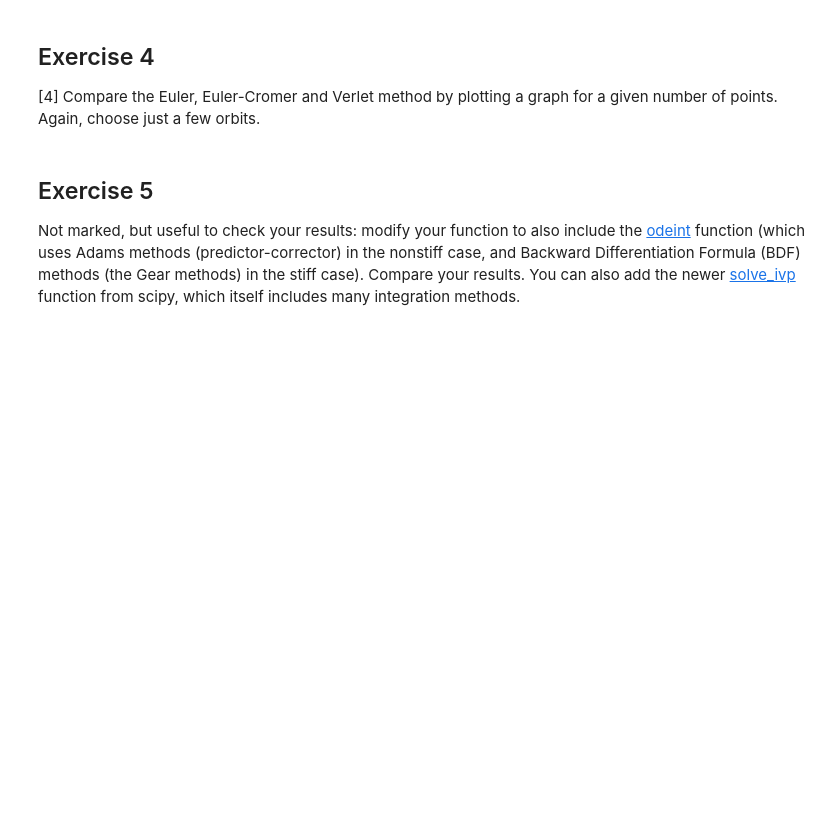
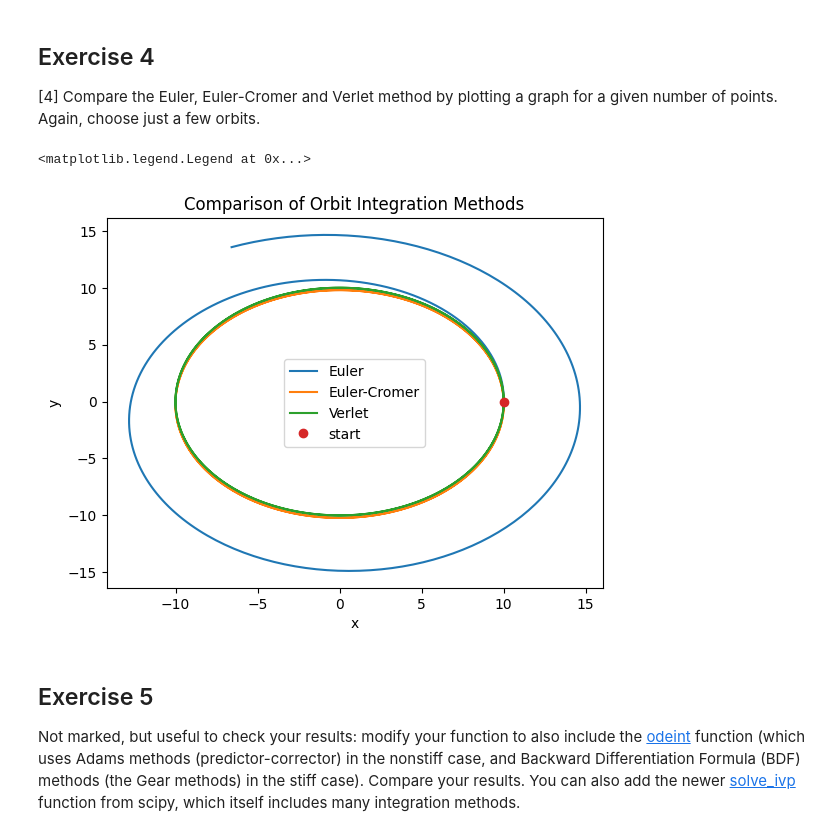
Before and after one commit to PX2145-2025/week-9-b-HemmingMatthew, a Jupyter notebook: ODEs_2.ipynb, the cells around one changed output. Saved outputs shown, nothing was run; the diff lists cells and outputs as text; code cells hidden in the pictures; blank space fills up the shorter version.

```diff
--- a/ODEs_2.ipynb
+++ b/ODEs_2.ipynb
@@ -373,6 +377,41 @@ SyntaxError: 'return' outside function (ipython-input-3547092606.py, line 40)
 ## Exercise 4
 
 [4] Compare the Euler, Euler-Cromer and Verlet method by plotting a graph for a given number of points. Again, choose just a few orbits.
+# %%
+#Set known values
+G = 1
+M = 1
+r_mag = 10.0
+
+r0 = np.array([r_mag, 0.0])
+v0 = np.array([0.0, np.sqrt(G*M/r_mag)])
+
+#Period for circular orbit
+T = 2 * np.pi * r_mag**1.5
+tmax = 2 * T
+
+#Number of points
+N = 300
+
+#Run the solving function from q3 for each method
+t_e, r_e, v_e = orbit_solve(r0, v0, tmax, N, method='euler')
+t_ec, r_ec, v_ec = orbit_solve(r0, v0, tmax, N, method='euler-cromer')
+t_v, r_v, v_v = orbit_solve(r0, v0, tmax, N, method='verlet')
+
+#Plotting
+plt.plot(r_e[:,0],  r_e[:,1],  label="Euler")
+plt.plot(r_ec[:,0], r_ec[:,1], label="Euler-Cromer")
+plt.plot(r_v[:,0],  r_v[:,1],  label="Verlet")
+
+plt.plot(r0[0], r0[1],'o', label="start")
+
+plt.xlabel("x")
+plt.ylabel("y")
+plt.title("Comparison of Orbit Integration Methods")
+plt.legend()
+# %% [output]
+<matplotlib.legend.Legend at 0x...>
+[figure, added]
 # %% [markdown]
 ## Exercise 5
 
```
Also changed, not shown: parts of 2 cells of this notebook.
